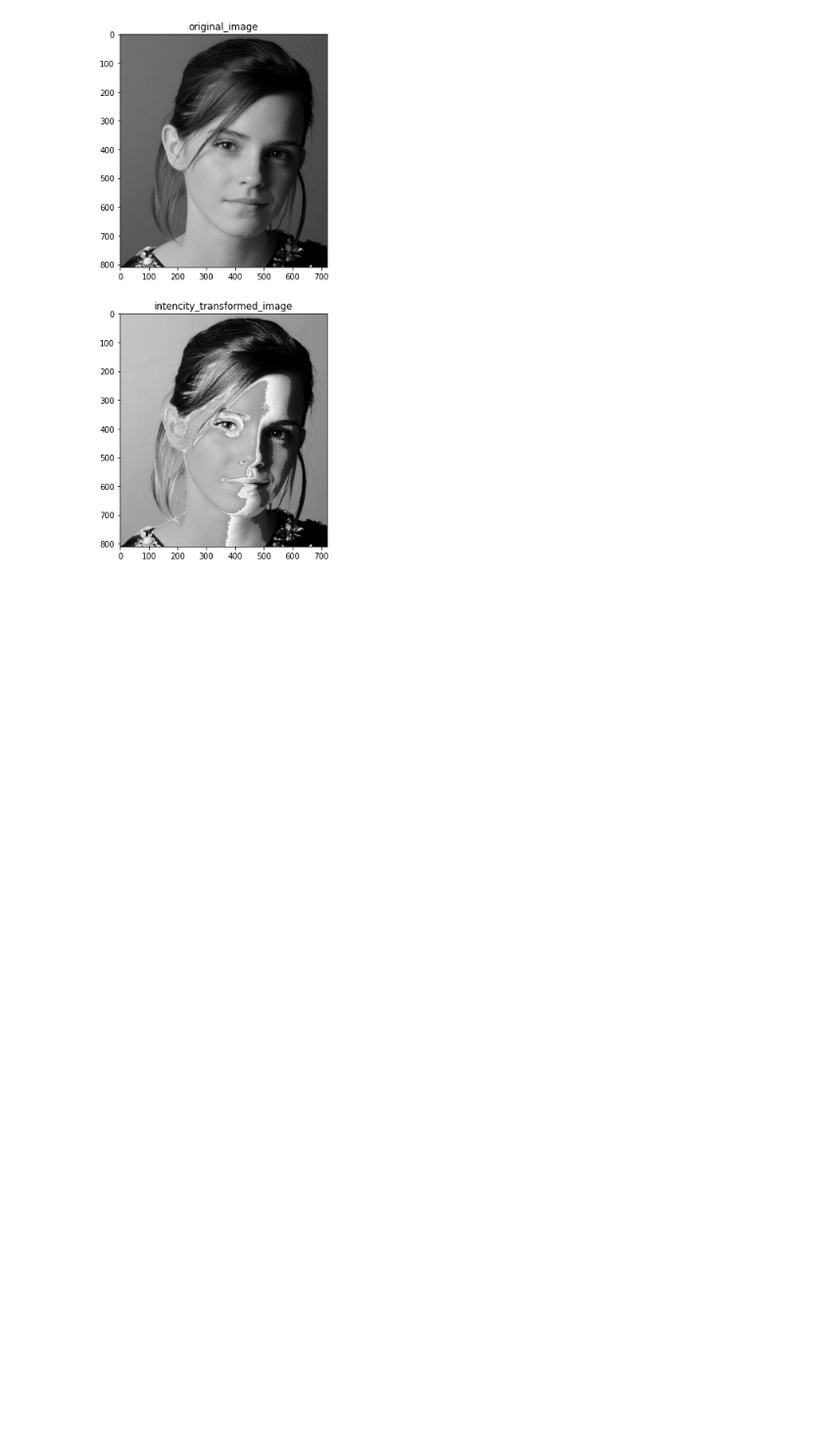
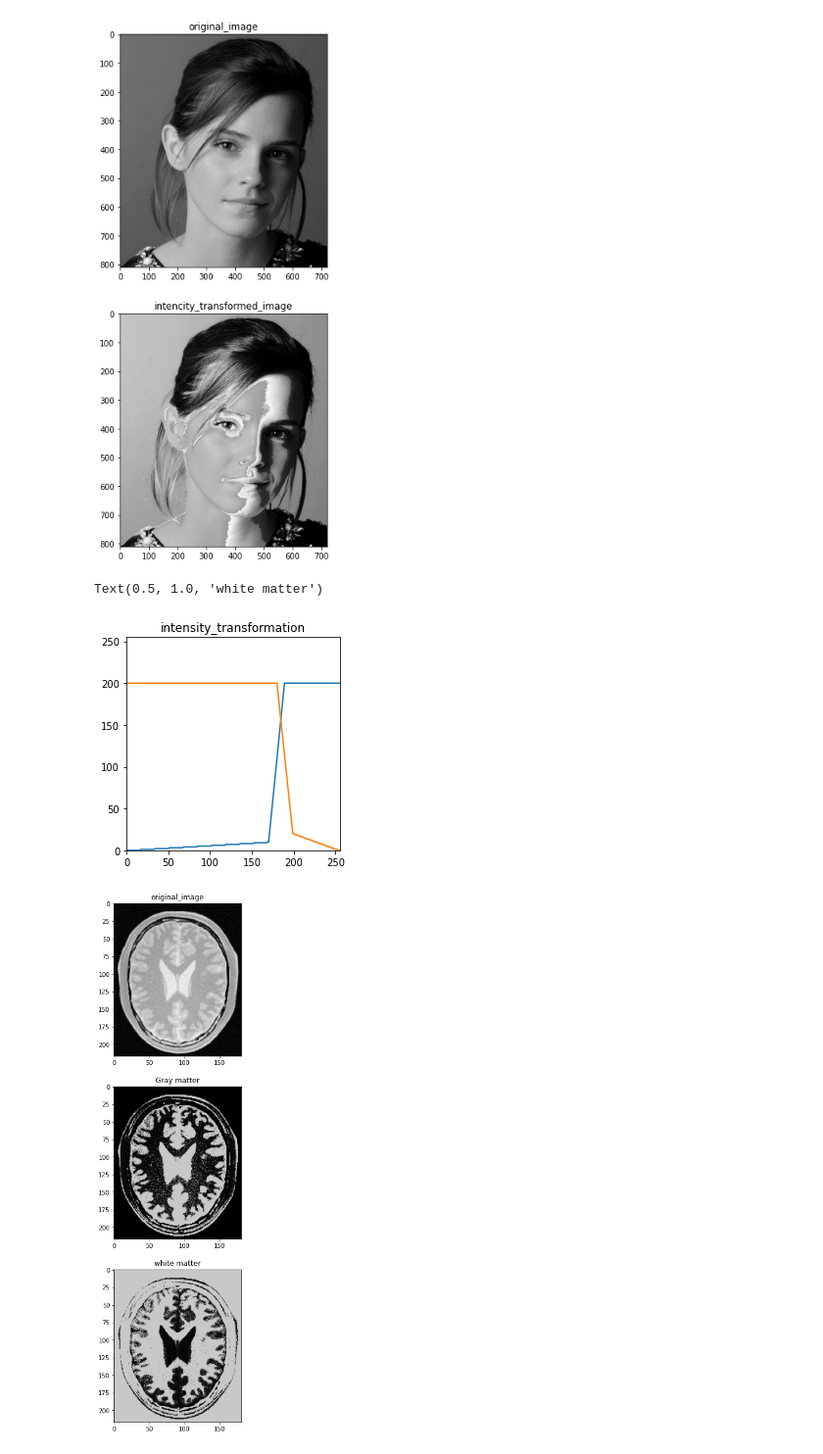
Before and after one commit to Thilanka1999/Computer-Vision-and-Image-Processing, a Jupyter notebook: assignment 1/As1.ipynb, the cells around one changed output. Shown at 98% size. Cells and saved outputs as stored; diff of their text form; code cells hidden in the pictures; blank space fills up the shorter version.

Commit message:
add intensity transformatio to brain image for extract gray matter and white matter

```diff
--- a/assignment 1/As1.ipynb
+++ b/assignment 1/As1.ipynb
@@ -42,3 +42,53 @@ ax[1].set_title('intencity_transformed_image')
 Text(0.5, 1.0, 'intencity_transformed_image')
 [figure]
 [figure]
+# %%
+f = cv.imread(r'brain_proton_density_slice.png', cv.IMREAD_GRAYSCALE)
+
+assert f is not None
+
+t1 = np.linspace(0, 10, 170)
+t2 = np.linspace(10, 200, 20)
+t3 = np.linspace(200, 200, 66)
+
+t4 = np.linspace(0, 200, 0)
+t5 = np.linspace(200, 200, 180)
+t6 = np.linspace(200, 20, 20)
+t7 = np.linspace(20, 0, 56)
+
+
+t = np.concatenate((t1, t2, t3), axis = 0).astype(np.uint8)
+t_ = np.concatenate((t4, t5, t6, t7), axis = 0).astype(np.uint8)
+
+fg, ax = plt.subplots()
+ax.plot(t)
+ax.plot(t_)
+
+ax.set_title('intensity_transformation')                          #RGB colors for gray matter nearly 200, 127, 137
+ax.set_aspect('equal')
+plt.xlim([0, 255])
+plt.ylim([0, 255])
+
+assert len(t) == 256
+g = cv.LUT(f, t)
+h = cv.LUT(f, t_)
+
+f = cv.cvtColor(f, cv.COLOR_BGR2RGB)
+g = cv.cvtColor(g, cv.COLOR_BGR2RGB)
+h = cv.cvtColor(h, cv.COLOR_BGR2RGB)
+
+fig, ax = plt.subplots(3, 1, figsize=(16, 16))
+
+# ax[0].imshow(f, cmap = 'gray', vmin=0, vmax=255)
+# ax[1].imshow(g, cmap = 'gray', vmin=0, vmax=255)
+
+ax[0].imshow(f)
+ax[0].set_title('original_image')
+ax[1].imshow(g)
+ax[1].set_title('Gray matter')
+ax[2].imshow(h)
+ax[2].set_title('white matter')
+# %% [output]
+Text(0.5, 1.0, 'white matter')
+[figure, added]
+[figure, added]
```
Also changed, not shown: parts of 1 cell of this notebook.
